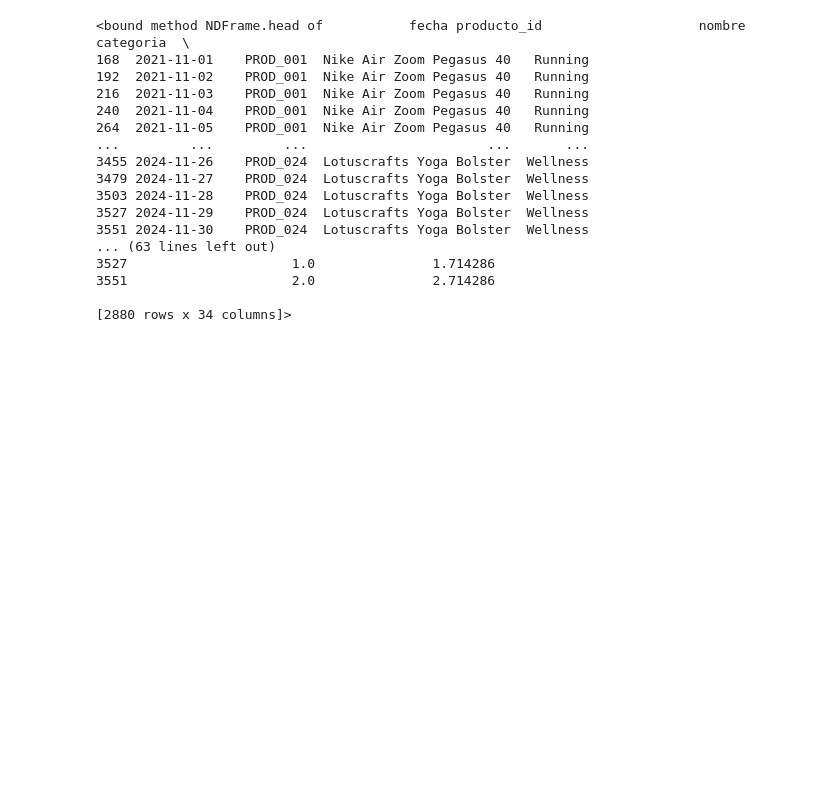
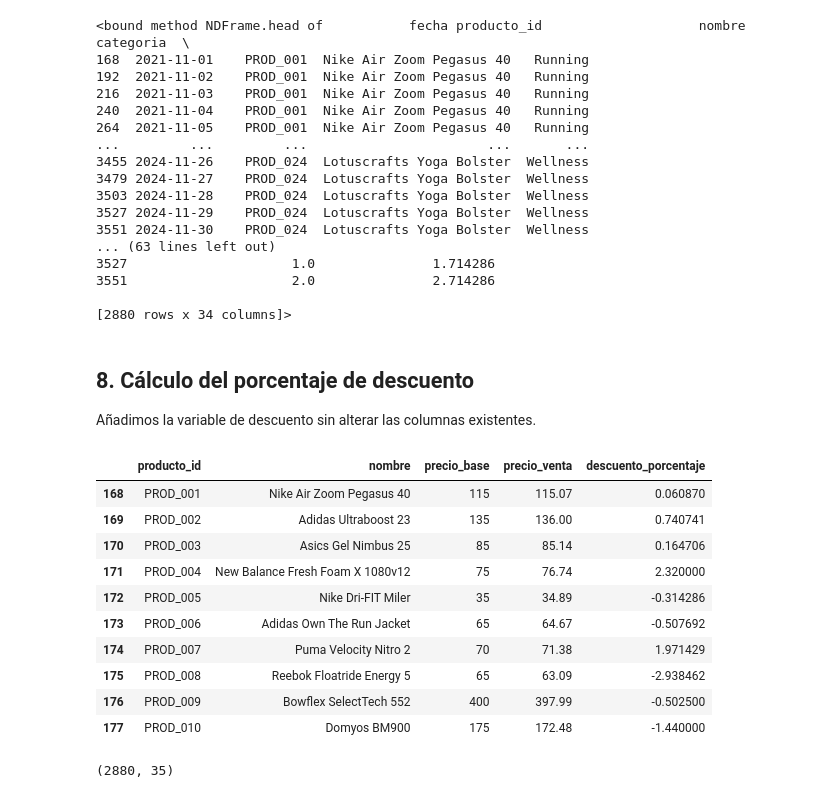
Before and after one commit to florenciaalmironfr-svg/prevision-ventes, a Jupyter notebook: notebooks/Entrenamiento.ipynb, the cells around one changed output. Cells and saved outputs as stored; diff of their text form; code cells hidden in the pictures; blank space fills up the shorter version.

Commit message:
Variable descuento_porcentaje

```diff
--- a/notebooks/Entrenamiento.ipynb
+++ b/notebooks/Entrenamiento.ipynb
@@ -605,3 +605,31 @@ df.head
 3551                     2.0               2.714286
 
 [2880 rows x 34 columns]>
+# %% [markdown]
+## 8. Cálculo del porcentaje de descuento
+
+Añadimos la variable de descuento sin alterar las columnas existentes.
+# %%
+# Calcular el descuento porcentual con la fórmula solicitada.
+df['descuento_porcentaje'] = (df['precio_venta'] - df['precio_base']) / df['precio_base'] * 100
+
+# Mostrar una fila por producto (máximo 10) y la forma del DataFrame.
+display(
+    df[['producto_id', 'nombre', 'precio_base', 'precio_venta', 'descuento_porcentaje']]
+    .drop_duplicates(subset='producto_id')
+    .head(10)
+)
+df.shape
+# %% [output]
+|  | producto_id | nombre | precio_base | precio_venta | descuento_porcentaje |
+| 168 | PROD_001 | Nike Air Zoom Pegasus 40 | 115 | 115.07 | 0.060870 |
+| 169 | PROD_002 | Adidas Ultraboost 23 | 135 | 136.00 | 0.740741 |
+| 170 | PROD_003 | Asics Gel Nimbus 25 | 85 | 85.14 | 0.164706 |
+| 171 | PROD_004 | New Balance Fresh Foam X 1080v12 | 75 | 76.74 | 2.320000 |
+| 172 | PROD_005 | Nike Dri-FIT Miler | 35 | 34.89 | -0.314286 |
+| 173 | PROD_006 | Adidas Own The Run Jacket | 65 | 64.67 | -0.507692 |
+| 174 | PROD_007 | Puma Velocity Nitro 2 | 70 | 71.38 | 1.971429 |
+| 175 | PROD_008 | Reebok Floatride Energy 5 | 65 | 63.09 | -2.938462 |
+| 176 | PROD_009 | Bowflex SelectTech 552 | 400 | 397.99 | -0.502500 |
+| 177 | PROD_010 | Domyos BM900 | 175 | 172.48 | -1.440000 |
+(2880, 35)
```
